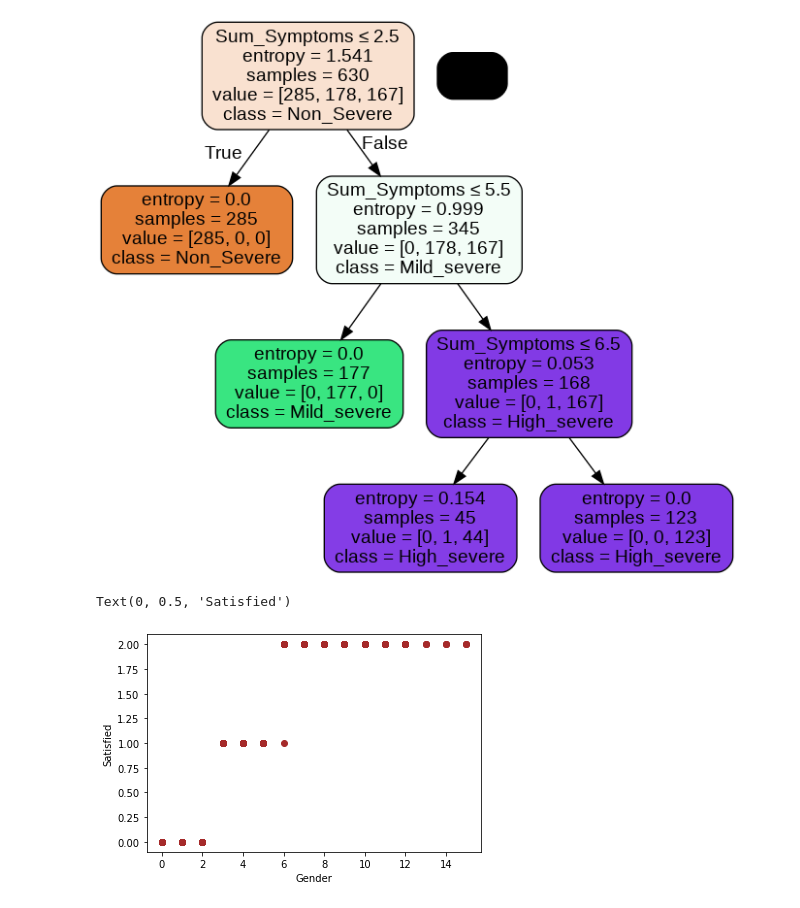
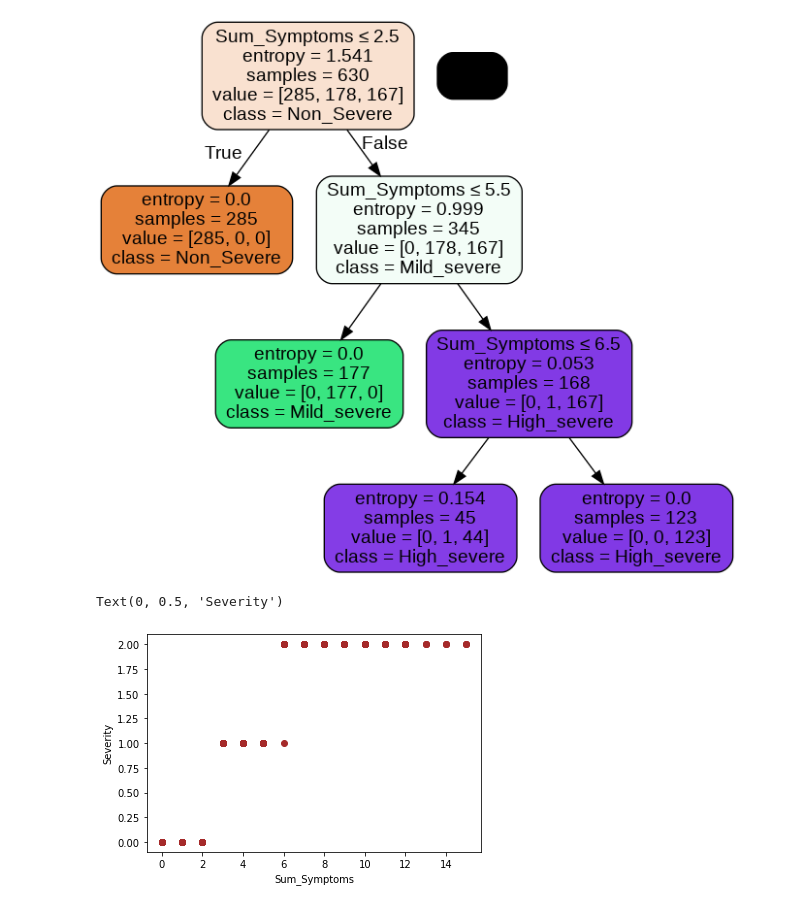
Before and after one commit to Fahid4950/CVPR, a Jupyter notebook: Covid_Test_Decission_Tree.ipynb, the cells around one changed output. Saved outputs shown, nothing was run; the diff lists cells and outputs as text; code cells hidden in the pictures.

```diff
--- a/Covid_Test_Decission_Tree.ipynb
+++ b/Covid_Test_Decission_Tree.ipynb
@@ -108,8 +113,8 @@ Image(graph.create_png())
 [figure]
 # %%
 plt.scatter(x=covid['Sum_Symptoms'],y=covid['Severity'],color='brown')
-plt.xlabel('Gender')
-plt.ylabel('Satisfied')
+plt.xlabel('Sum_Symptoms')
+plt.ylabel('Severity')
 # %% [output]
-Text(0, 0.5, 'Satisfied')
+Text(0, 0.5, 'Severity')
-[figure, old version]
+[figure, new version]
```
Also changed, not shown: parts of 1 cell of this notebook.
